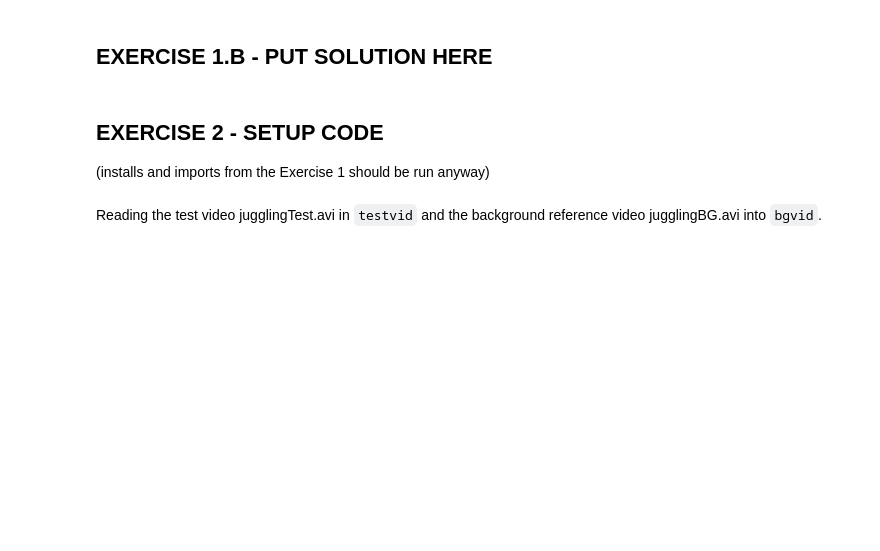
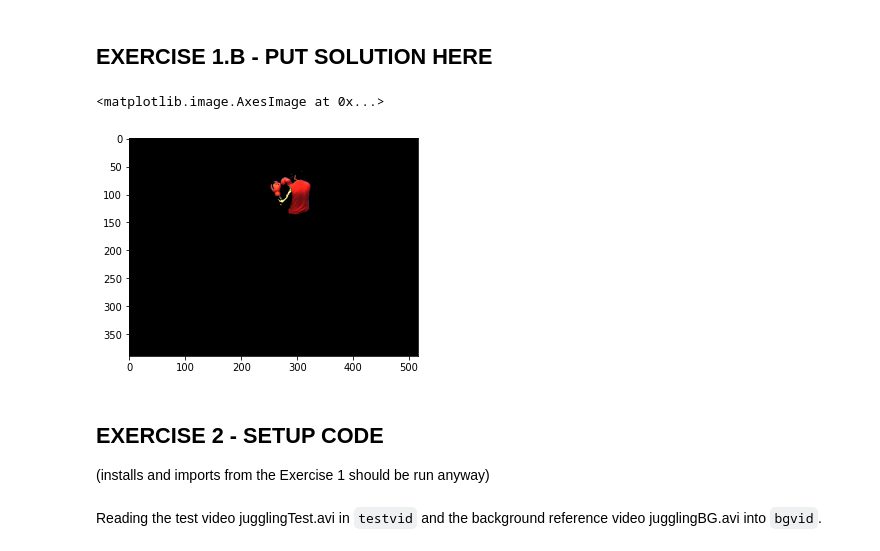
Before and after one commit to silverCore97/VC_exercises, a Jupyter notebook: Exercises/W2/W2_exercise.ipynb, the cells around one changed output. Drawn from its saved outputs; the diff is of its cells as text; code cells hidden in the pictures; blank space fills up the shorter version.

```diff
--- a/Exercises/W2/W2_exercise.ipynb
+++ b/Exercises/W2/W2_exercise.ipynb
@@ -164,3 +199,33 @@ imshow(bluescreen[0]*bgmask)
+# %%
+# Use this time the Mahalanobis distance for the thresholding, with a global mean
+# and covariance of the background
+
+exemplar_pixel_set = np.array([bluescreen[0, selx, sely] for selx, sely in selected_image_locations])
+# the [`expression` for `element` in `iterator`] list constructor
+#is just an equivalent pythonic short-hand for a for-loop
+mu = np.mean(exemplar_pixel_set, axis=0)
+inv_cov = np.linalg.inv(np.cov(exemplar_pixel_set.T))
+
+THRESHOLD = 10
+
+def detect_bg_mahalabonis(i):
+
+    #Compute the background mask using the Mahalanobis distance.
+    bgmask = np.array(umask)
+
+    for h in range(height):
+        for w in range(width):
+            residual = bluescreen[i, h, w]-mu
+            if residual.T @ inv_cov @ residual < THRESHOLD**2:
+                bgmask[h, w] = 0
+
+    return bgmask
+
+#Now the Picture with Mahalabonis
+imshow(bluescreen[0]*detect_bg_mahalabonis(0))
+# %% [output]
+<matplotlib.image.AxesImage at 0x...>
+[figure, added]
 # %% [markdown]
 ## EXERCISE 2 - SETUP CODE
 (installs and imports from the Exercise 1 should be run anyway)
```
Also changed, not shown: parts of 9 cells of this notebook, 9 other files.
